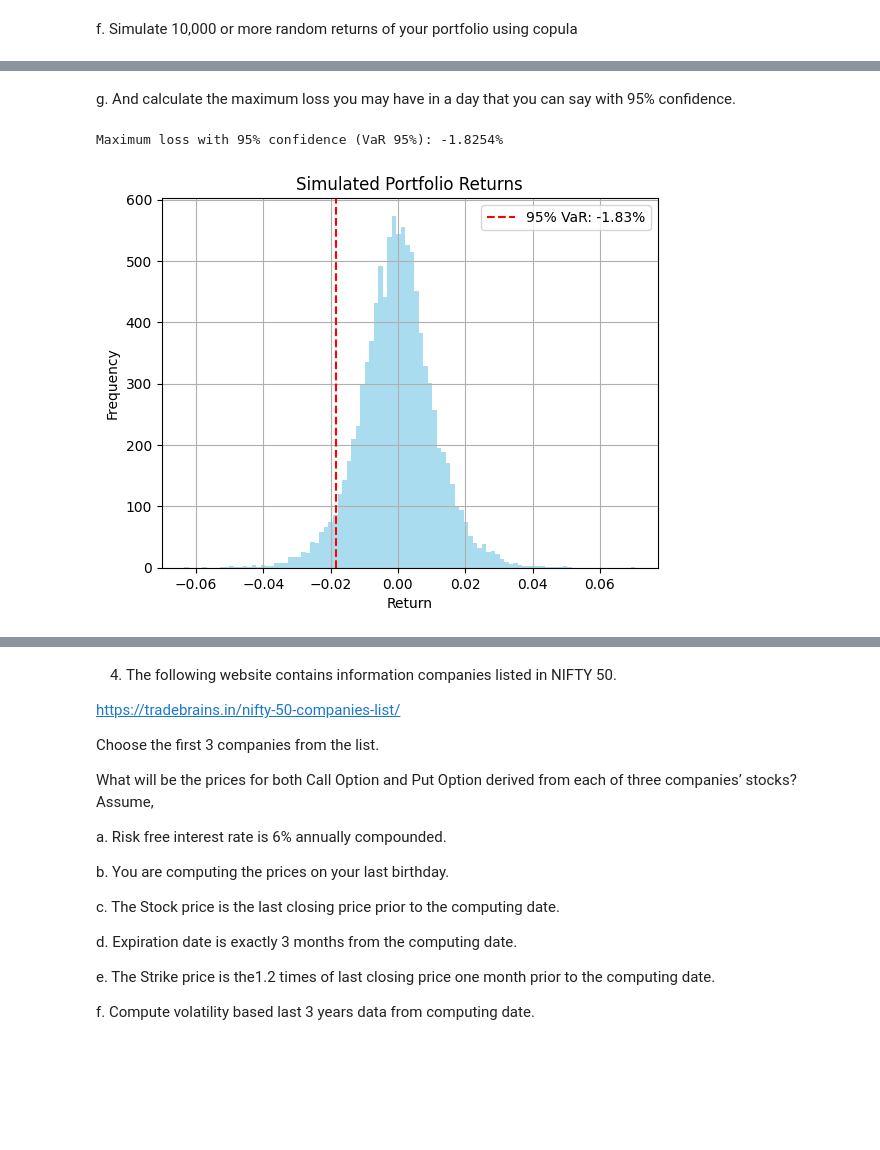
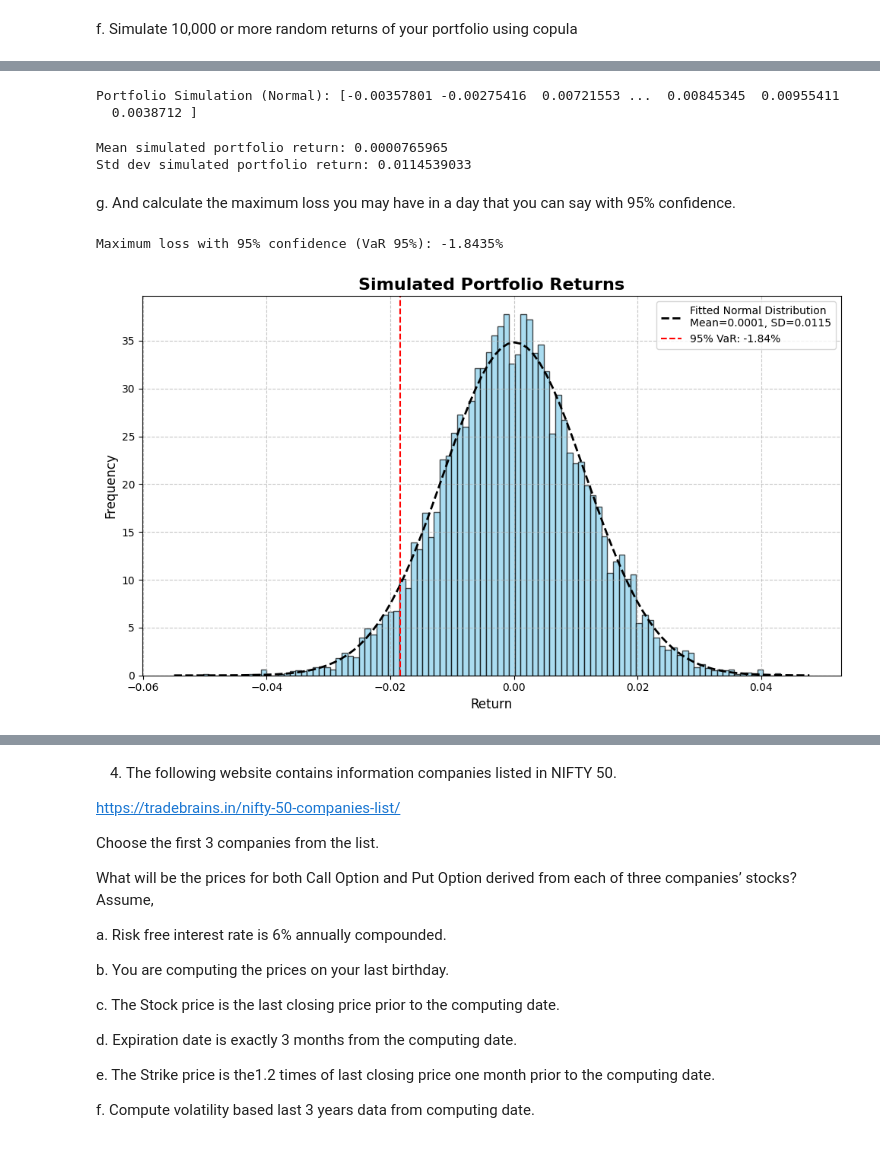
Before and after one commit to msiddhesh/MDS202347_assignment1_Siddhesh_Maheshwari, a Jupyter notebook: MDS202347_assignment1_Siddhesh_Maheshwari.ipynb, the cells around one changed output, grey strips where cells are left out. Saved outputs shown, nothing was run; the diff lists cells and outputs as text; code cells hidden in the pictures; blank space fills up the shorter version.

```diff
--- a/MDS202347_assignment1_Siddhesh_Maheshwari.ipynb
+++ b/MDS202347_assignment1_Siddhesh_Maheshwari.ipynb
@@ -568,21 +545,62 @@ array([ 0.00105907,  0.00504577, -0.00952717, ...,  0.00579934,
+# %%
+# Generate 10,000 copula samples
+simulated_u = cop.random(10000)
+
+# Transform the samples back using the inverse CDF for the Normal distribution
+infy_sim_norm = norm.ppf(simulated_u[:, 0], infy_params_norm[0], infy_params_norm[1])
+ril_sim_norm = norm.ppf(simulated_u[:, 1], ril_params_norm[0], ril_params_norm[1])
+
+# Simulated portfolio returns (average of both)
+portfolio_sim_norm = (infy_sim_norm + ril_sim_norm) / 2
+
+# Preview the first 5 simulated returns
+print("Portfolio Simulation (Normal):", portfolio_sim_norm)
+# %% [output]
+Portfolio Simulation (Normal): [-0.00357801 -0.00275416  0.00721553 ...  0.00845345  0.00955411
+  0.0038712 ]
+# %%
+# Check basic statistics for the simulated portfolio returns
+print(f"Mean simulated portfolio return: {portfolio_sim_norm.mean():.10f}")
+print(f"Std dev simulated portfolio return: {portfolio_sim_norm.std():.10f}")
+# %% [output]
+Mean simulated portfolio return: 0.0000765965
+Std dev simulated portfolio return: 0.0114539033
 # %% [markdown]
 g. And calculate the maximum loss you may have in a day that you can say with 95% confidence.
 # %%
 # Calculate 95% Value at Risk (VaR) from the simulated portfolio returns
-VaR_95 = np.percentile(portfolio_sim, 5)
+VaR_95 = np.percentile(portfolio_sim_norm, 5)
 
 print(f"Maximum loss with 95% confidence (VaR 95%): {VaR_95:.4%}")
 # %% [output]
-Maximum loss with 95% confidence (VaR 95%): -1.8254%
+Maximum loss with 95% confidence (VaR 95%): -1.8435%
-# %%
-# Plot histogram of simulated portfolio returns
-plt.hist(portfolio_sim, bins=100, alpha=0.7, color='skyblue')
-plt.axvline(VaR_95, color='red', linestyle='dashed', label=f'95% VaR: {VaR_95:.2%}')
-plt.title('Simulated Portfolio Returns')
-plt.xlabel('Return')
-plt.ylabel('Frequency')
-plt.legend()
-plt.grid(True)
-plt.show()
-# %% [output]
-[figure, removed]
+# %%
+# Plot histogram of simulated portfolio returns
+plt.figure(figsize=(10, 6))
+plt.hist(portfolio_sim_norm, bins=100, alpha=0.7, color='skyblue', density=True, edgecolor='black')
+
+# Fit a normal distribution to the simulated portfolio returns
+mu, std = norm.fit(portfolio_sim_norm)
+xmin, xmax = plt.xlim()
+x = np.linspace(xmin, xmax, 100)
+p = norm.pdf(x, mu, std)
+
+# Plot the fitted normal distribution curve
+plt.plot(x, p, 'k--', linewidth=2, label=f'Fitted Normal Distribution\nMean={mu:.4f}, SD={std:.4f}')
+
+# Plot the 95% Value at Risk (VaR)
+VaR_95 = np.percentile(portfolio_sim_norm, 5)
+plt.axvline(VaR_95, color='red', linestyle='dashed', label=f'95% VaR: {VaR_95:.2%}')
+
+# Enhance the plot with title, labels, and grid
+plt.title('Simulated Portfolio Returns', fontsize=16, fontweight='bold')
+plt.xlabel('Return', fontsize=12)
+plt.ylabel('Frequency', fontsize=12)
+plt.legend(loc='upper right', fontsize=10)
+plt.grid(True, linestyle='--', alpha=0.7)
+
+# Show the plot
+plt.tight_layout()
+plt.show()
+# %% [output]
+[figure, added]
```
Also changed, not shown: parts of 39 cells of this notebook, 2 other files.
